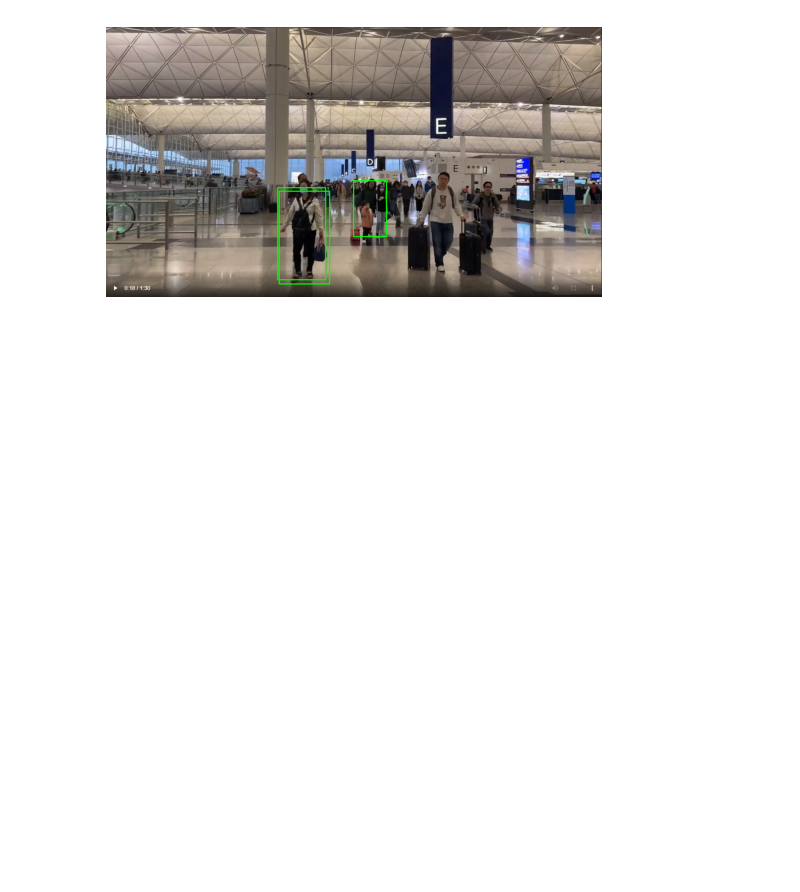
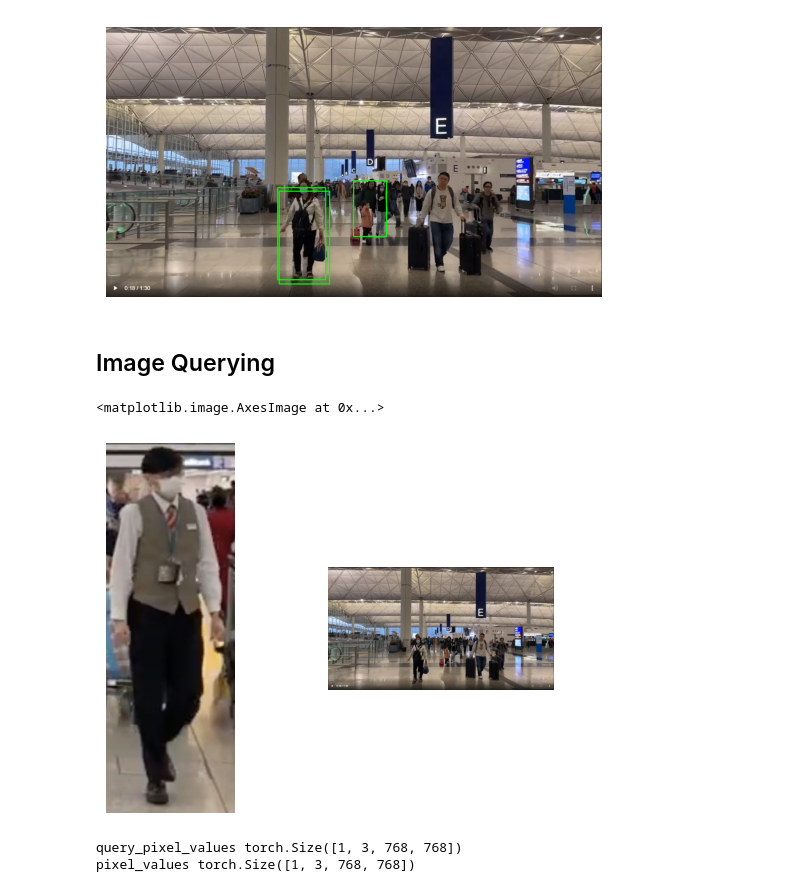
Before and after one commit to ykcai-daniel/vlm-lf, a Jupyter notebook: tempOWL.ipynb, the cells around one changed output. Saved outputs shown, nothing was run; the diff lists cells and outputs as text; code cells hidden in the pictures; blank space fills up the shorter version.

Commit message:
Adding image query to OWL notebook

```diff
--- a/tempOWL.ipynb
+++ b/tempOWL.ipynb
@@ -43,3 +43,29 @@ display_bbox(results[0]['boxes'].tolist(), np.array(image))
 # %% [output]
 <PIL.JpegImagePlugin.JpegImageFile image mode=RGB size=1281x698 at 0x...>
 [figure]
+# %% [markdown]
+## Image Querying
+# %%
+query_url = 'test_images/suitcase_mask_man.jpg'
+query_image = Image.open(query_url)
+
+input_url = 'data/man_with_suitcase.jpg'
+input_image = Image.open(input_url)
+
+fig, ax = plt.subplots(1, 2)
+ax[0].axis('off')
+ax[1].axis('off')
+ax[0].imshow(query_image)
+ax[1].imshow(input_image)
+# %% [output]
+<matplotlib.image.AxesImage at 0x...>
+[figure, added]
+# %%
+# from transformers import OwlVitProcessor
+# owl_processor = OwlVitProcessor.from_pretrained("google/owlvit-base-patch32")
+inputs = processor(images=input_image, query_images=query_image, return_tensors="pt").to('cuda')
+for key, val in inputs.items():
+    print(key,val.shape)
+# %% [output]
+query_pixel_values torch.Size([1, 3, 768, 768])
+pixel_values torch.Size([1, 3, 768, 768])
```
Also changed, not shown: parts of 2 cells of this notebook, 1 other file.
